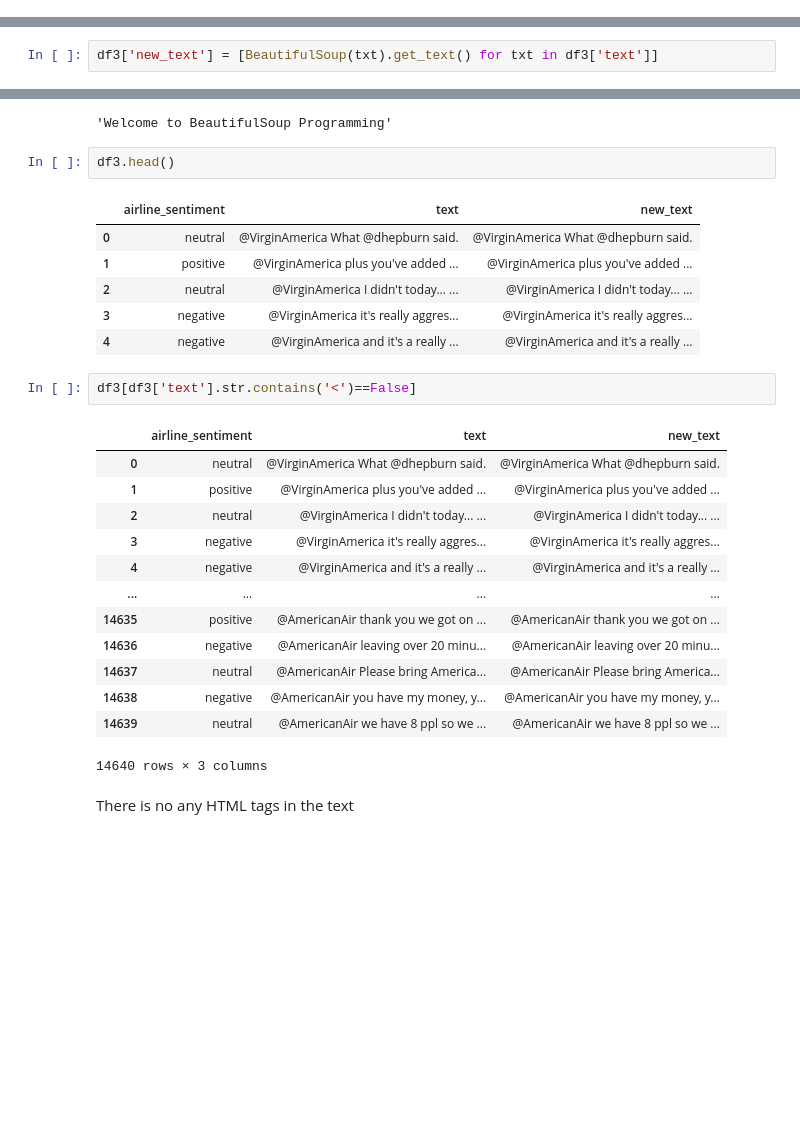
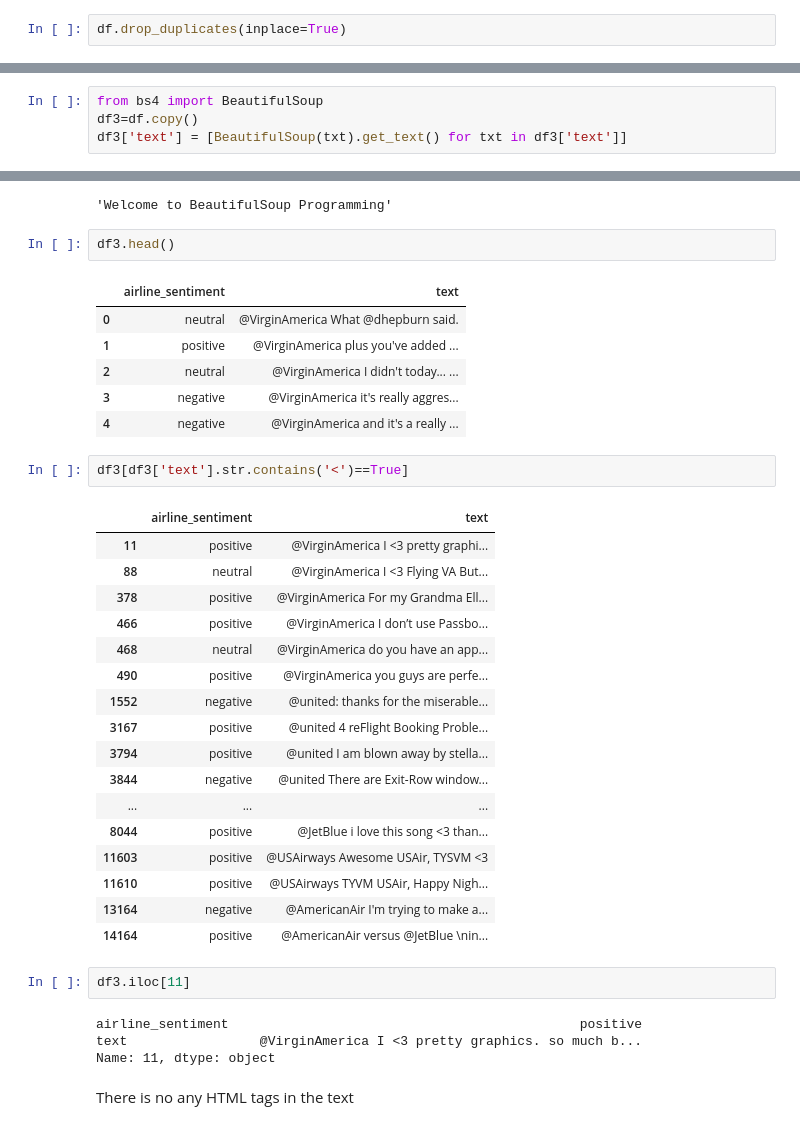
Before and after one commit to npselvan/StockInventory, a Jupyter notebook: NLP_Analysis.ipynb, the cells around one changed output, grey strips where cells are left out. Cells and saved outputs as stored; diff of their text form; blank space fills up the shorter version.

```diff
--- a/NLP_Analysis.ipynb
+++ b/NLP_Analysis.ipynb
@@ -118,3 +118,5 @@ Name: airline_sentiment, dtype: int64
 df['text'].nunique()
 # %% [output]
 14427
+# %%
+df.drop_duplicates(inplace=True)
@@ -137,5 +148,7 @@ df2.plot(kind='bar')
 # %%
-df3['new_text'] = [BeautifulSoup(txt).get_text() for txt in df3['text']]
+from bs4 import BeautifulSoup
+df3=df.copy()
+df3['text'] = [BeautifulSoup(txt).get_text() for txt in df3['text']]
 # %%
 ahtml= '<html><head><body><h2>Welcome to BeautifulSoup Programming</h2></body></head></html>'
 BeautifulSoup(ahtml).get_text()
@@ -144,28 +157,38 @@ BeautifulSoup(ahtml).get_text()
 # %%
 df3.head()
 # %% [output]
-|  | airline_sentiment | text | new_text |
-| 0 | neutral | @VirginAmerica What @dhepburn said. | @VirginAmerica What @dhepburn said. |
-| 1 | positive | @VirginAmerica plus you've added ... | @VirginAmerica plus you've added ... |
-| 2 | neutral | @VirginAmerica I didn't today... ... | @VirginAmerica I didn't today... ... |
-| 3 | negative | @VirginAmerica it's really aggres... | @VirginAmerica it's really aggres... |
-| 4 | negative | @VirginAmerica and it's a really ... | @VirginAmerica and it's a really ... |
+|  | airline_sentiment | text |
+| 0 | neutral | @VirginAmerica What @dhepburn said. |
+| 1 | positive | @VirginAmerica plus you've added ... |
+| 2 | neutral | @VirginAmerica I didn't today... ... |
+| 3 | negative | @VirginAmerica it's really aggres... |
+| 4 | negative | @VirginAmerica and it's a really ... |
 # %%
-df3[df3['text'].str.contains('<')==False]
+df3[df3['text'].str.contains('<')==True]
 # %% [output]
-|  | airline_sentiment | text | new_text |
-| 0 | neutral | @VirginAmerica What @dhepburn said. | @VirginAmerica What @dhepburn said. |
-| 1 | positive | @VirginAmerica plus you've added ... | @VirginAmerica plus you've added ... |
-| 2 | neutral | @VirginAmerica I didn't today... ... | @VirginAmerica I didn't today... ... |
-| 3 | negative | @VirginAmerica it's really aggres... | @VirginAmerica it's really aggres... |
-| 4 | negative | @VirginAmerica and it's a really ... | @VirginAmerica and it's a really ... |
-| ... | ... | ... | ... |
-| 14635 | positive | @AmericanAir thank you we got on ... | @AmericanAir thank you we got on ... |
-| 14636 | negative | @AmericanAir leaving over 20 minu... | @AmericanAir leaving over 20 minu... |
-| 14637 | neutral | @AmericanAir Please bring America... | @AmericanAir Please bring America... |
-| 14638 | negative | @AmericanAir you have my money, y... | @AmericanAir you have my money, y... |
-| 14639 | neutral | @AmericanAir we have 8 ppl so we ... | @AmericanAir we have 8 ppl so we ... |
+|  | airline_sentiment | text |
+| 11 | positive | @VirginAmerica I <3 pretty graphi... |
+| 88 | neutral | @VirginAmerica I <3 Flying VA But... |
+| 378 | positive | @VirginAmerica For my Grandma Ell... |
+| 466 | positive | @VirginAmerica I don’t use Passbo... |
+| 468 | neutral | @VirginAmerica do you have an app... |
+| 490 | positive | @VirginAmerica you guys are perfe... |
+| 1552 | negative | @united: thanks for the miserable... |
+| 3167 | positive | @united 4 reFlight Booking Proble... |
+| 3794 | positive | @united I am blown away by stella... |
+| 3844 | negative | @united There are Exit-Row window... |
+| ... | ... | ... |
+| 8044 | positive | @JetBlue i love this song <3 than... |
+| 11603 | positive | @USAirways Awesome USAir, TYSVM <3 |
+| 11610 | positive | @USAirways TYVM USAir, Happy Nigh... |
+| 13164 | negative | @AmericanAir I'm trying to make a... |
+| 14164 | positive | @AmericanAir versus @JetBlue \nin... |
-14640 rows × 3 columns
+# %%
+df3.iloc[11]
+# %% [output]
+airline_sentiment                                             positive
+text                 @VirginAmerica I <3 pretty graphics. so much b...
+Name: 11, dtype: object
 # %% [markdown]
 There is no any HTML tags in the text
 # %% [markdown]
```
Also changed, not shown: parts of 22 cells of this notebook.
